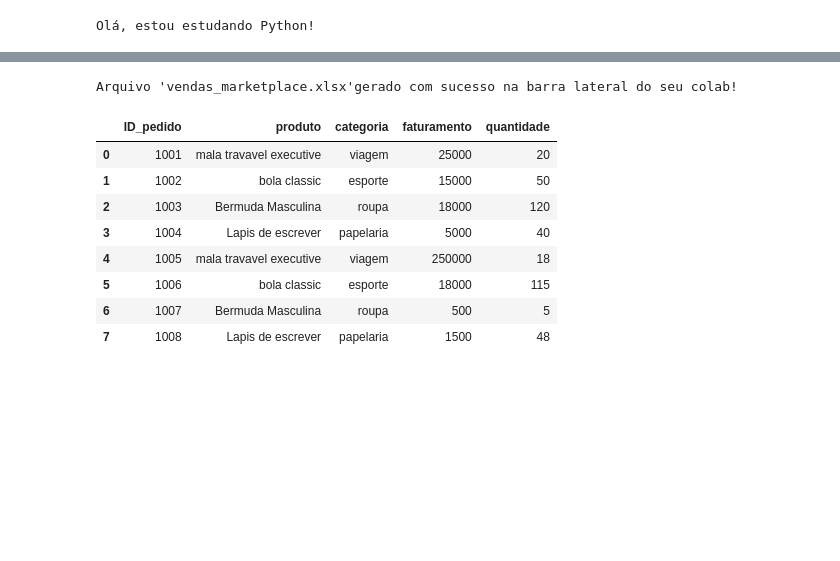
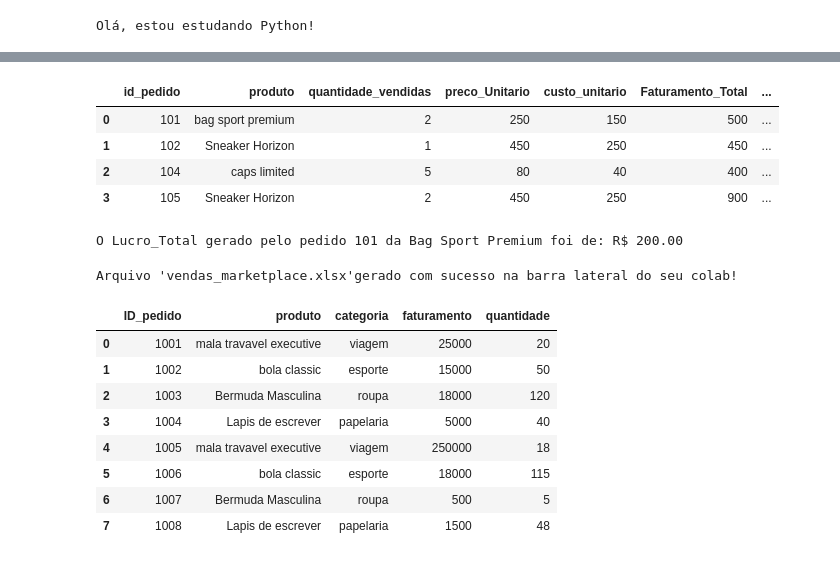
Before and after one commit to custodiopm/Estudo-Python, a Jupyter notebook: getting_started_with_google_colab_ai.ipynb, the cells around one changed output, grey strips where cells are left out. Drawn from its saved outputs; the diff is of its cells as text; code cells hidden in the pictures; blank space fills up the shorter version.

```diff
--- a/getting_started_with_google_colab_ai.ipynb
+++ b/getting_started_with_google_colab_ai.ipynb
@@ -4,3 +4,21 @@
 print("Olá, estou estudando Python!")
 # %% [output]
 Olá, estou estudando Python!
+# %%
+import pandas as pd
+dados_vendas ={'id_pedido':[101,102,103,104,105],
+               'produto':['bag sport premium','Sneaker Horizon','Bag Sport premium','caps limited', 'Sneaker Horizon'],
+               'quantidade_vendidas':[2,1,1,5,2]
+               }
+df_vendas= pd.DataFrame(dados_vendas)
+dados_produtos = {
+    'produto': ['bag sport premium', 'Sneaker Horizon','T-shirt Peerformace','caps limited'],
+    'preco_Unitario': [250,450,120,80],
+    'custo_unitario': [150,250,70,40]
+}
+df_produtos=pd.DataFrame(dados_produtos)
+
+print("___TABELA DE VENDAS___")
+display(df_vendas)
+print("/n___TABELA DE PRODUTOS (Financeiros)___")
+display(df_produtos)
@@ -6,0 +39,6 @@ Olá, estou estudando Python!
+# %%
+# Cruzando as tabelas: Juntamos df_vendas com df_produtos usando a coluna 'Produto' como ponte
+df_consolidado = pd.merge(df_vendas, df_produtos, on='produto', how='inner')
+
+# Exibindo o resultado final cruzado
+df_consolidado
@@ -7,3 +95,28 @@ Olá, estou estudando Python!
+# %%
+# Crie a coluna Faturamento_Total (multiplicando a Quantidade_Vendida pelo Preco_Unitario).
+df_consolidado['Faturamento_Total'] = df_consolidado['quantidade_vendidas'] * df_consolidado['preco_Unitario']
+
+# Crie a coluna Lucro_Total (multiplicando a Quantidade_Vendida pela diferença entre Preco_Unitario e Custo_Unitario).
+df_consolidado['Lucro_Total'] = df_consolidado['quantidade_vendidas'] * (df_consolidado['preco_Unitario'] - df_consolidado['custo_unitario'])
+
+# Exibindo o resultado final cruzado com as novas colunas
+display(df_consolidado)
+# %% [output]
+|  | id_pedido | produto | quantidade_vendidas | preco_Unitario | custo_unitario | Faturamento_Total | ... |
+| 0 | 101 | bag sport premium | 2 | 250 | 150 | 500 | ... |
+| 1 | 102 | Sneaker Horizon | 1 | 450 | 250 | 450 | ... |
+| 2 | 104 | caps limited | 5 | 80 | 40 | 400 | ... |
+| 3 | 105 | Sneaker Horizon | 2 | 450 | 250 | 900 | ... |
+# %%
+# Filtrando para o pedido 101 da Bag Sport Premium
+lucro_pedido_101 = df_consolidado[
+    (df_consolidado['id_pedido'] == 101) &
+    (df_consolidado['produto'] == 'bag sport premium')
+]['Lucro_Total'].values[0]
+
+print(f"O Lucro_Total gerado pelo pedido 101 da Bag Sport Premium foi de: R$ {lucro_pedido_101:.2f}")
+# %% [output]
+O Lucro_Total gerado pelo pedido 101 da Bag Sport Premium foi de: R$ 200.00
 # %%
 import pandas as pd
 dados_reais={'ID_pedido':[1001,1002,1003,1004,1005,1006,1007,1008],
```
Also changed, not shown: parts of 4 cells of this notebook.
